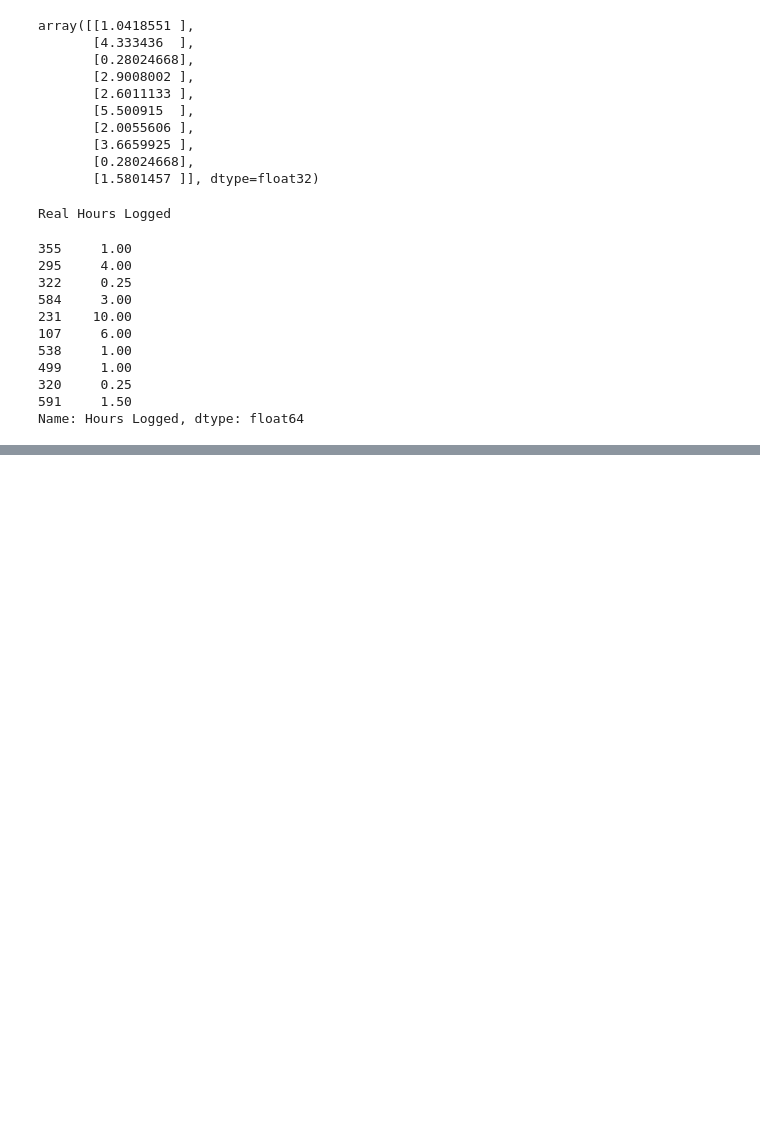
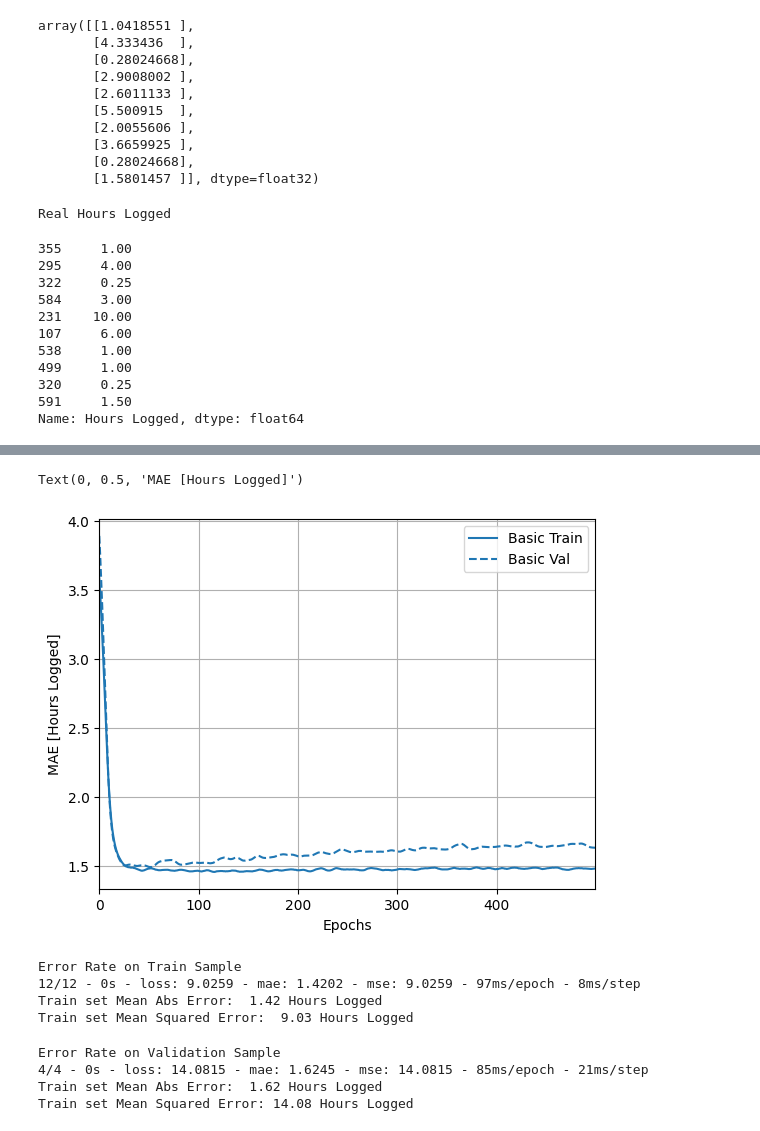
Before and after one commit to fransbompart/internship_UCAB, a Jupyter notebook: script_neural_network.ipynb, the cells around one changed output, grey strips where cells are left out. Drawn from its saved outputs; the diff is of its cells as text; code cells hidden in the pictures; blank space fills up the shorter version.

Commit message:
First model done

```diff
--- a/script_neural_network.ipynb
+++ b/script_neural_network.ipynb
@@ -348,0 +355,29 @@ Name: Hours Logged, dtype: float64
+# %%
+plotter = tfdocs.plots.HistoryPlotter(smoothing_std=2)
+plotter.plot({'Basic': history}, metric = "mae")
+plt.ylabel('MAE [Hours Logged]')
+# %% [output]
+Text(0, 0.5, 'MAE [Hours Logged]')
+[figure, added]
+# %%
+print("Error Rate on Train Sample")
+loss, mae, mse = model.evaluate(normed_train_data, train_label, verbose=2)
+
+print("Train set Mean Abs Error: {:5.2f} Hours Logged".format(mae))
+print("Train set Mean Squared Error: {:5.2f} Hours Logged".format(mse))
+# %% [output]
+Error Rate on Train Sample
+12/12 - 0s - loss: 9.0259 - mae: 1.4202 - mse: 9.0259 - 97ms/epoch - 8ms/step
+Train set Mean Abs Error:  1.42 Hours Logged
+Train set Mean Squared Error:  9.03 Hours Logged
+# %%
+print("Error Rate on Validation Sample")
+loss, mae, mse = model.evaluate(normed_validation_data, validation_label, verbose=2)
+
+print("Train set Mean Abs Error: {:5.2f} Hours Logged".format(mae))
+print("Train set Mean Squared Error: {:5.2f} Hours Logged".format(mse))
+# %% [output]
+Error Rate on Validation Sample
+4/4 - 0s - loss: 14.0815 - mae: 1.6245 - mse: 14.0815 - 85ms/epoch - 21ms/step
+Train set Mean Abs Error:  1.62 Hours Logged
+Train set Mean Squared Error: 14.08 Hours Logged
```
Also changed, not shown: parts of 3 cells of this notebook.
